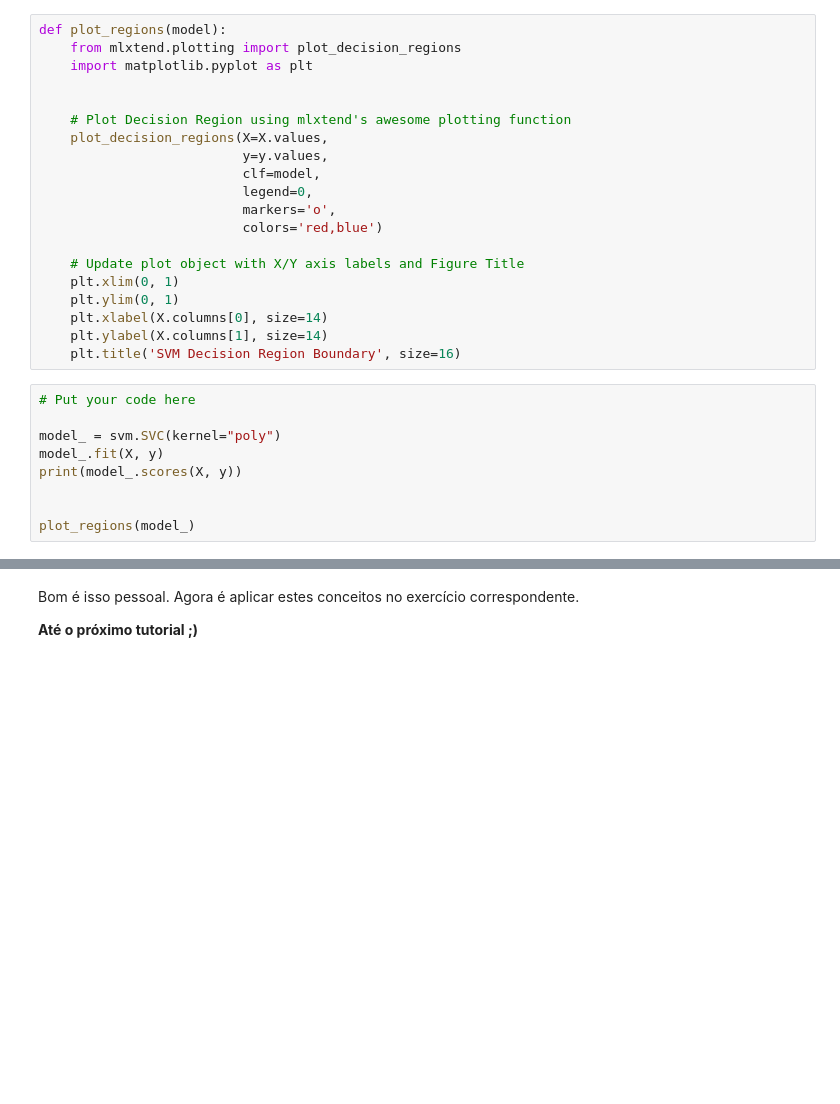
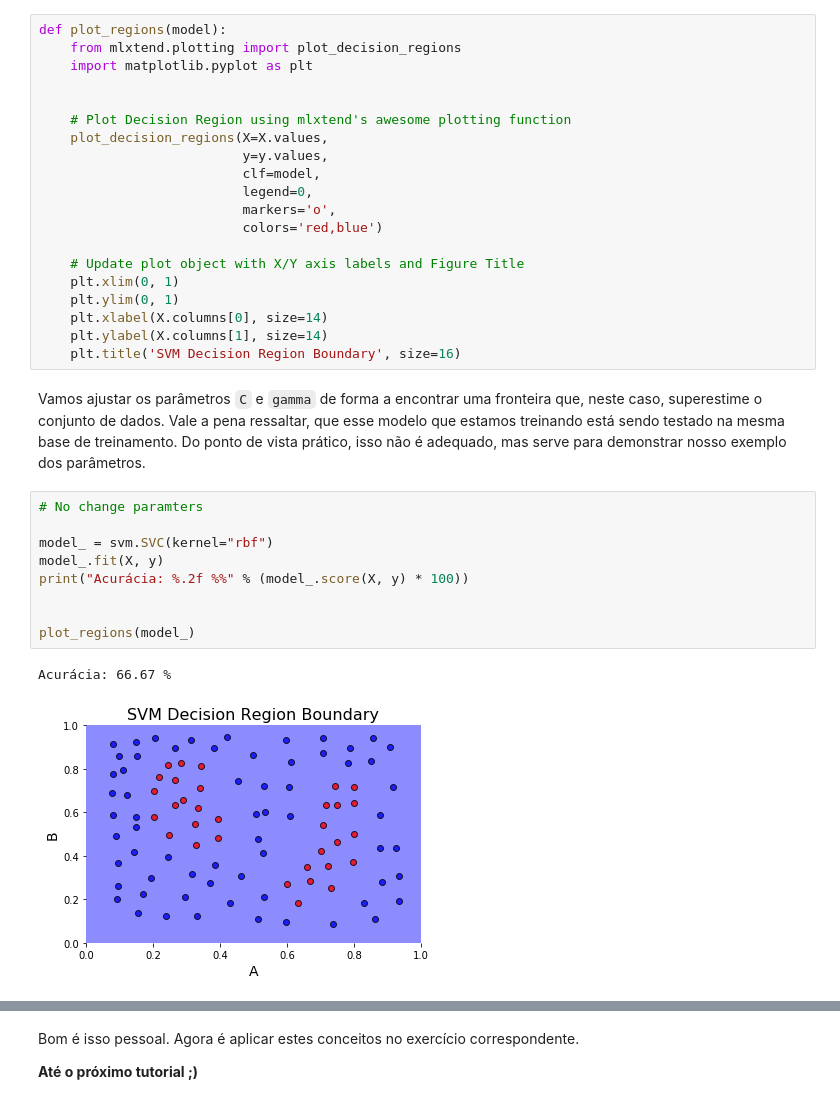
Before and after one commit to adolfoguimaraes/machinelearningclass, a Jupyter notebook: supervisedlearning/05_svm.ipynb, the cells around one changed output, grey strips where cells are left out. Cells and saved outputs as stored; diff of their text form; blank space fills up the shorter version.

```diff
--- a/supervisedlearning/05_svm.ipynb
+++ b/supervisedlearning/05_svm.ipynb
@@ -569,12 +571,17 @@ def plot_regions(model):
     plt.xlabel(X.columns[0], size=14)
     plt.ylabel(X.columns[1], size=14)
     plt.title('SVM Decision Region Boundary', size=16)
+# %% [markdown]
+Vamos ajustar os parâmetros `C` e `gamma` de forma a encontrar uma fronteira que, neste caso, superestime o conjunto de dados. Vale a pena ressaltar, que esse modelo que estamos treinando está sendo testado na mesma base de treinamento. Do ponto de vista prático, isso não é adequado, mas serve para demonstrar nosso exemplo dos parâmetros.
 # %%
-# Put your code here
+# No change paramters
 
-model_ = svm.SVC(kernel="poly")
+model_ = svm.SVC(kernel="rbf")
 model_.fit(X, y)
-print(model_.scores(X, y))
+print("Acurácia: %.2f %%" % (model_.score(X, y) * 100))
 
 
 plot_regions(model_)
+# %% [output]
+Acurácia: 66.67 %
+[figure, added]
```
Also changed, not shown: parts of 12 cells of this notebook.
